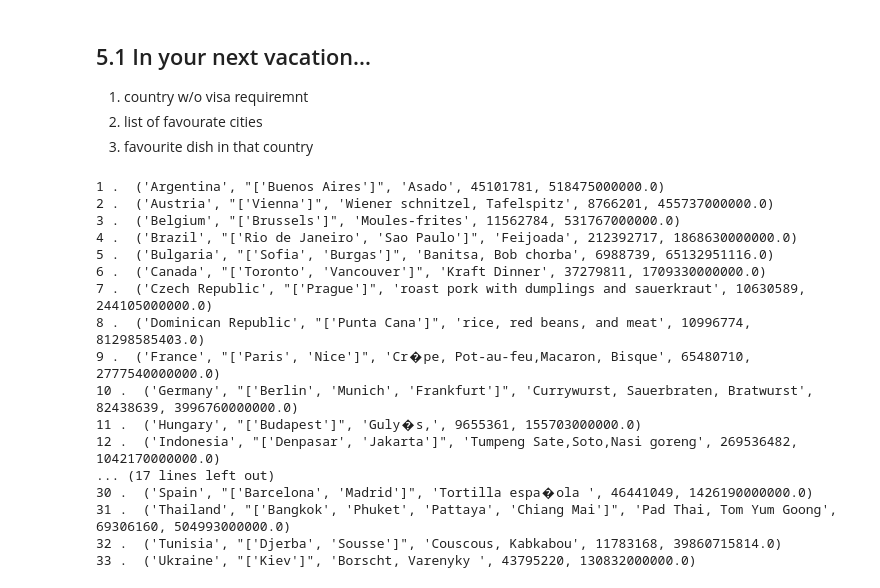
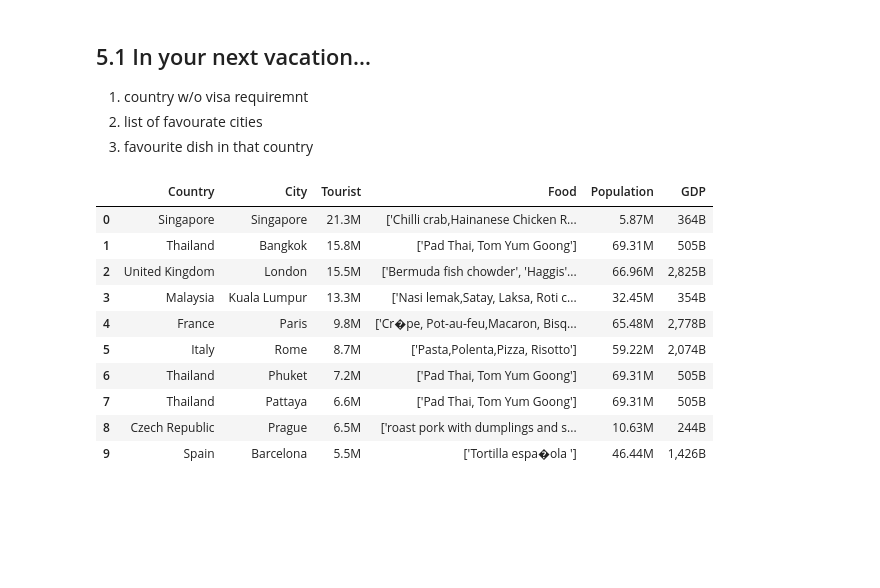
Before and after one commit to EstellaYu/ETL_Project, a Jupyter notebook: ETL Project - Row 2.ipynb, the cells around one changed output. Saved outputs shown, nothing was run; the diff lists cells and outputs as text; code cells hidden in the pictures; blank space fills up the shorter version.

```diff
--- a/ETL Project - Row 2.ipynb
+++ b/ETL Project - Row 2.ipynb
@@ -625,10 +612,10 @@ class City_list(Base):
     __tablename__ = 'City_list'
     __table_args__ = {'sqlite_autoincrement': True}
     #tell SQLAlchemy the name of column and its attributes:
-    id = Column(Integer)
-    country = Column(String, primary_key=True)
-    city_count = Column(String)
-    cities = Column(String)
+    id = Column(Integer, primary_key=True)
+    country = Column(String)
+    #city_count = Column(String)
+    city = Column(String)
     tourists_mm = Column(String)
 # %%
 visa = pd.read_csv("Output/visa_requirement_us_citizen.csv")
@@ -650,5 +640,8 @@ city_list.to_sql(con=engine, index_label='id', name=City_list.__tablename__, if_
 # %%
-rows = session.query(Visa.country, Visa.visa_requirement, GDP.gdp_2018).filter(Visa.country == GDP.country)
+rows = session.query(Visa.country,
+                     Visa.visa_requirement,
+                     Visa.notes
+                    ).filter(Visa.visa_requirement == 'Visa not required').limit(5)
 # %%
 for record in rows:
     print(record)
@@ -676,33 +657,39 @@ for record in rows:
 2. list of favourate cities
 3. favourite dish in that country
 # %%
-sel = [Visa.country, City_list.cities, Yummy.dish, Population.population, GDP.gdp_2018,]
+sel = [Visa.country, City_list.city, City_list.tourists_mm,Yummy.dish, Population.population, GDP.gdp_2018]
 rows = session.query(*sel).filter(Visa.visa_requirement == "Visa not required",
                                   Visa.country == Population.country,
                                   Visa.country == City_list.country,
                                   Visa.country == Yummy.country,
-                                  Visa.country == GDP.country
-                                 )
+                                  Visa.country == GDP.country,
+                                 ).order_by(City_list.tourists_mm.desc()).limit(10)
 # %%
-i = 1
+data = []
 for record in rows:
-    print(i,". ",  record)
-    i += 1
+    data.append(record)
-# %% [output]
-1 .  ('Argentina', "['Buenos Aires']", 'Asado', 45101781, 518475000000.0)
-2 .  ('Austria', "['Vienna']", 'Wiener schnitzel, Tafelspitz', 8766201, 455737000000.0)
-3 .  ('Belgium', "['Brussels']", 'Moules-frites', 11562784, 531767000000.0)
-4 .  ('Brazil', "['Rio de Janeiro', 'Sao Paulo']", 'Feijoada', 212392717, 1868630000000.0)
-5 .  ('Bulgaria', "['Sofia', 'Burgas']", 'Banitsa, Bob chorba', 6988739, 65132951116.0)
-6 .  ('Canada', "['Toronto', 'Vancouver']", 'Kraft Dinner', 37279811, 1709330000000.0)
-7 .  ('Czech Republic', "['Prague']", 'roast pork with dumplings and sauerkraut', 10630589, 244105000000.0)
-8 .  ('Dominican Republic', "['Punta Cana']", 'rice, red beans, and meat', 10996774, 81298585403.0)
-9 .  ('France', "['Paris', 'Nice']", 'Cr�pe, Pot-au-feu,Macaron, Bisque', 65480710, 2777540000000.0)
-10 .  ('Germany', "['Berlin', 'Munich', 'Frankfurt']", 'Currywurst, Sauerbraten, Bratwurst', 82438639, 3996760000000.0)
-11 .  ('Hungary', "['Budapest']", 'Guly�s,', 9655361, 155703000000.0)
-12 .  ('Indonesia', "['Denpasar', 'Jakarta']", 'Tumpeng Sate,Soto,Nasi goreng', 269536482, 1042170000000.0)
-... (17 lines left out)
-30 .  ('Spain', "['Barcelona', 'Madrid']", 'Tortilla espa�ola ', 46441049, 1426190000000.0)
-31 .  ('Thailand', "['Bangkok', 'Phuket', 'Pattaya', 'Chiang Mai']", 'Pad Thai, Tom Yum Goong', 69306160, 504993000000.0)
-32 .  ('Tunisia', "['Djerba', 'Sousse']", 'Couscous, Kabkabou', 11783168, 39860715814.0)
-33 .  ('Ukraine', "['Kiev']", 'Borscht, Varenyky ', 43795220, 130832000000.0)
+# %%
+df = pd.DataFrame(data, columns=["Country", "City", "Tourist", "Food", "Population", "GDP"])
+
+df['Tourist'] = df['Tourist'].astype('float64')
+df['Tourist'] = df['Tourist'].map("{:,.1f}M".format)
+
+df["Population"]=  df["Population"].astype('int64')/1e6
+df['Population'] = df['Population'].map("{:,.2f}M".format)
+
+df["GDP"]=  df["GDP"].astype('float64')/1e9
+df['GDP'] = df['GDP'].map("{:,.0f}B".format)
+
+df
+# %% [output]
+|  | Country | City | Tourist | Food | Population | GDP |
+| 0 | Singapore | Singapore | 21.3M | ['Chilli crab,Hainanese Chicken R... | 5.87M | 364B |
+| 1 | Thailand | Bangkok | 15.8M | ['Pad Thai, Tom Yum Goong'] | 69.31M | 505B |
+| 2 | United Kingdom | London | 15.5M | ['Bermuda fish chowder', 'Haggis'... | 66.96M | 2,825B |
+| 3 | Malaysia | Kuala Lumpur | 13.3M | ['Nasi lemak,Satay, Laksa, Roti c... | 32.45M | 354B |
+| 4 | France | Paris | 9.8M | ['Cr�pe, Pot-au-feu,Macaron, Bisq... | 65.48M | 2,778B |
+| 5 | Italy | Rome | 8.7M | ['Pasta,Polenta,Pizza, Risotto'] | 59.22M | 2,074B |
+| 6 | Thailand | Phuket | 7.2M | ['Pad Thai, Tom Yum Goong'] | 69.31M | 505B |
+| 7 | Thailand | Pattaya | 6.6M | ['Pad Thai, Tom Yum Goong'] | 69.31M | 505B |
+| 8 | Czech Republic | Prague | 6.5M | ['roast pork with dumplings and s... | 10.63M | 244B |
+| 9 | Spain | Barcelona | 5.5M | ['Tortilla espa�ola '] | 46.44M | 1,426B |
```
Also changed, not shown: parts of 30 cells of this notebook, 4 other files.
